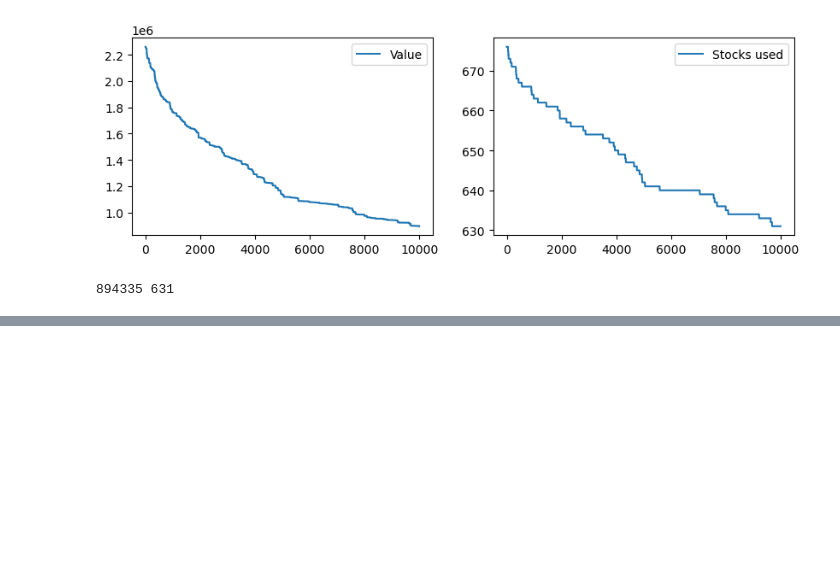
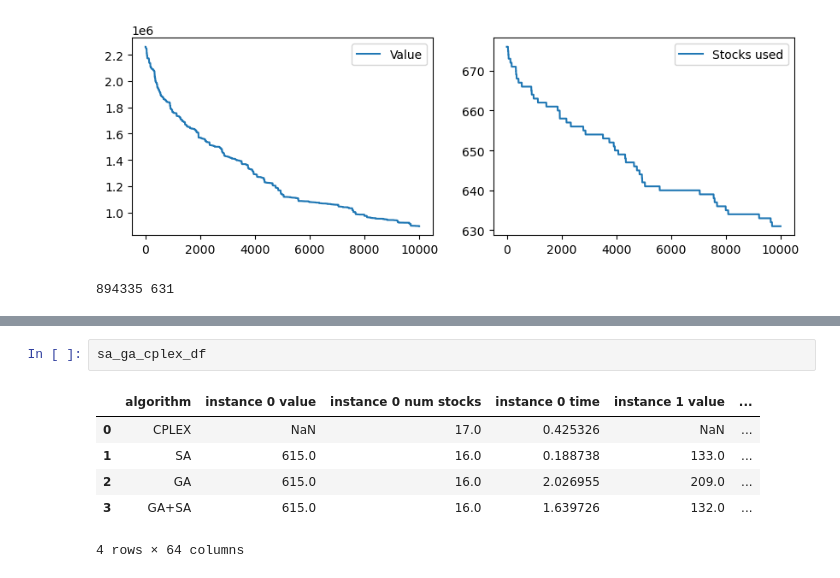
Before and after one commit to MilenkovicMaja/csp_optimization, a Jupyter notebook: csp.ipynb, the cells around one changed output, grey strips where cells are left out. Drawn from its saved outputs; the diff is of its cells as text; blank space fills up the shorter version.

```diff
--- a/csp.ipynb
+++ b/csp.ipynb
@@ -1631,0 +1653,9 @@ ga_plus_sa_3(orders)
+# %%
+sa_ga_cplex_df
+# %% [output]
+|  | algorithm | instance 0 value | instance 0 num stocks | instance 0 time | instance 1 value | ... |
+| 0 | CPLEX | NaN | 17.0 | 0.425326 | NaN | ... |
+| 1 | SA | 615.0 | 16.0 | 0.188738 | 133.0 | ... |
+| 2 | GA | 615.0 | 16.0 | 2.026955 | 209.0 | ... |
+| 3 | GA+SA | 615.0 | 16.0 | 1.639726 | 132.0 | ... |
+4 rows × 64 columns
```
Also changed, not shown: parts of 8 cells of this notebook.
